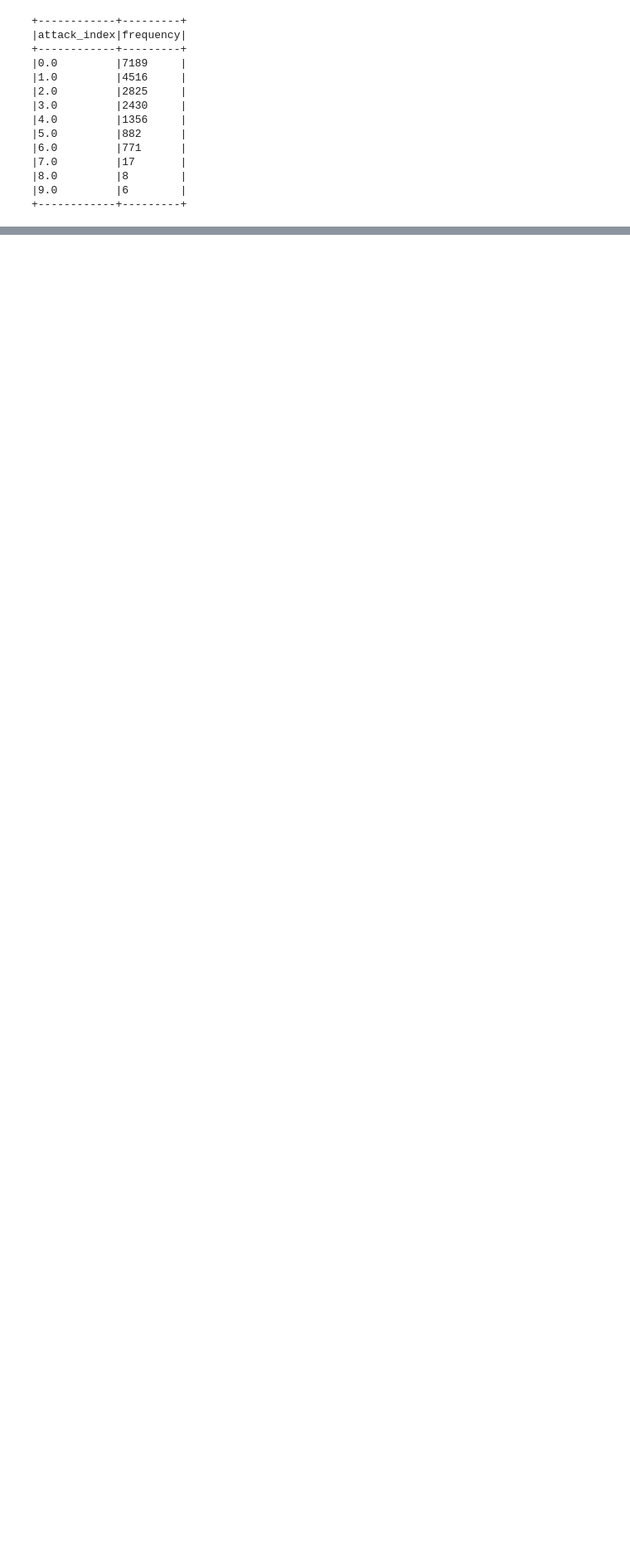
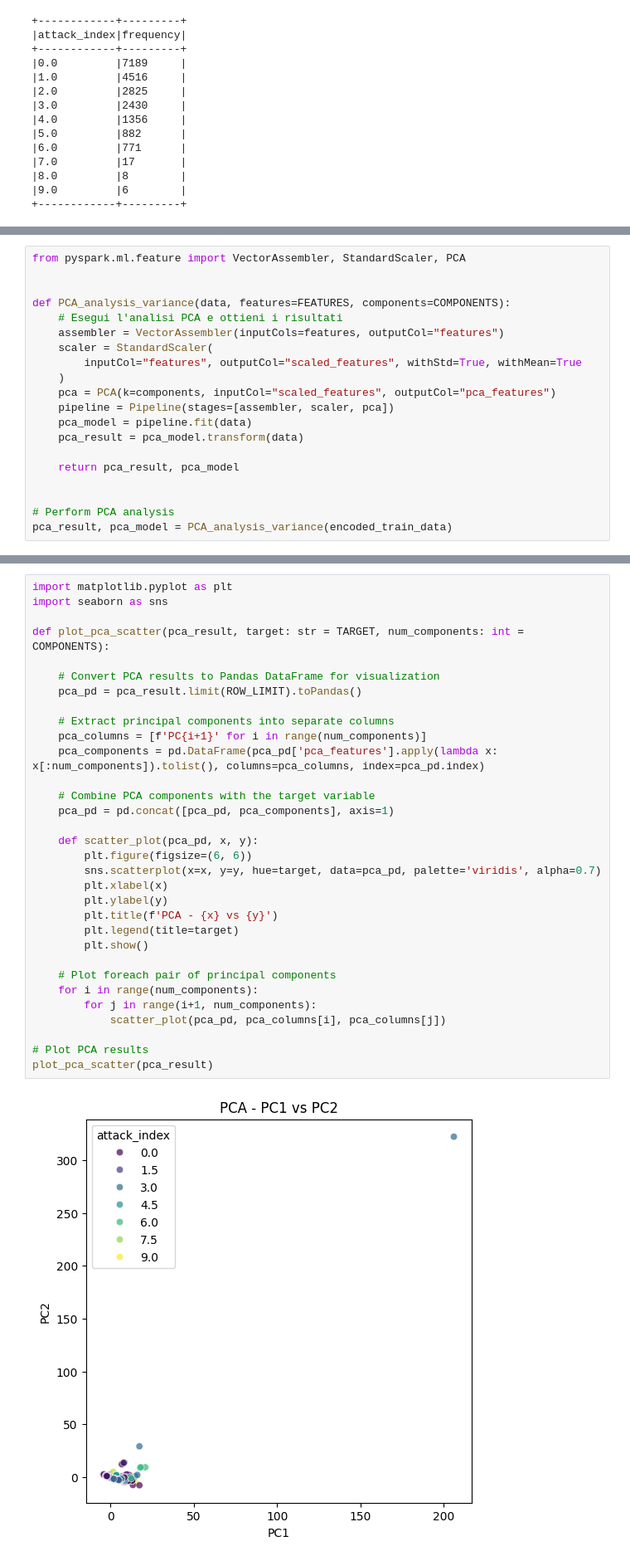
Before and after one commit to PtrTella/BigDataProject, a Jupyter notebook: project.ipynb, the cells around one changed output, grey strips where cells are left out. Shown at 83% size. Saved outputs shown, nothing was run; the diff lists cells and outputs as text; blank space fills up the shorter version.

```diff
--- a/project.ipynb
+++ b/project.ipynb
@@ -487,0 +422,20 @@ plt.show()
+# %%
+from pyspark.ml.feature import VectorAssembler, StandardScaler, PCA
+
+
+def PCA_analysis_variance(data, features=FEATURES, components=COMPONENTS):
+    # Esegui l'analisi PCA e ottieni i risultati
+    assembler = VectorAssembler(inputCols=features, outputCol="features")
+    scaler = StandardScaler(
+        inputCol="features", outputCol="scaled_features", withStd=True, withMean=True
+    )
+    pca = PCA(k=components, inputCol="scaled_features", outputCol="pca_features")
+    pipeline = Pipeline(stages=[assembler, scaler, pca])
+    pca_model = pipeline.fit(data)
+    pca_result = pca_model.transform(data)
+
+    return pca_result, pca_model
+
+
+# Perform PCA analysis
+pca_result, pca_model = PCA_analysis_variance(encoded_train_data)
@@ -487,0 +477,34 @@ plt.show()
+# %%
+import matplotlib.pyplot as plt
+import seaborn as sns
+
+def plot_pca_scatter(pca_result, target: str = TARGET, num_components: int = COMPONENTS):
+
+    # Convert PCA results to Pandas DataFrame for visualization
+    pca_pd = pca_result.limit(ROW_LIMIT).toPandas()
+
+    # Extract principal components into separate columns
+    pca_columns = [f'PC{i+1}' for i in range(num_components)]
+    pca_components = pd.DataFrame(pca_pd['pca_features'].apply(lambda x: x[:num_components]).tolist(), columns=pca_columns, index=pca_pd.index)
+
+    # Combine PCA components with the target variable
+    pca_pd = pd.concat([pca_pd, pca_components], axis=1)
+
+    def scatter_plot(pca_pd, x, y):
+        plt.figure(figsize=(6, 6))
+        sns.scatterplot(x=x, y=y, hue=target, data=pca_pd, palette='viridis', alpha=0.7)
+        plt.xlabel(x)
+        plt.ylabel(y)
+        plt.title(f'PCA - {x} vs {y}')
+        plt.legend(title=target)
+        plt.show()
+
+    # Plot foreach pair of principal components
+    for i in range(num_components):
+        for j in range(i+1, num_components):
+            scatter_plot(pca_pd, pca_columns[i], pca_columns[j])
+
+# Plot PCA results
+plot_pca_scatter(pca_result)
+# %% [output]
+[figure, added]
```
Also changed, not shown: parts of 14 cells of this notebook, 1 other file.
